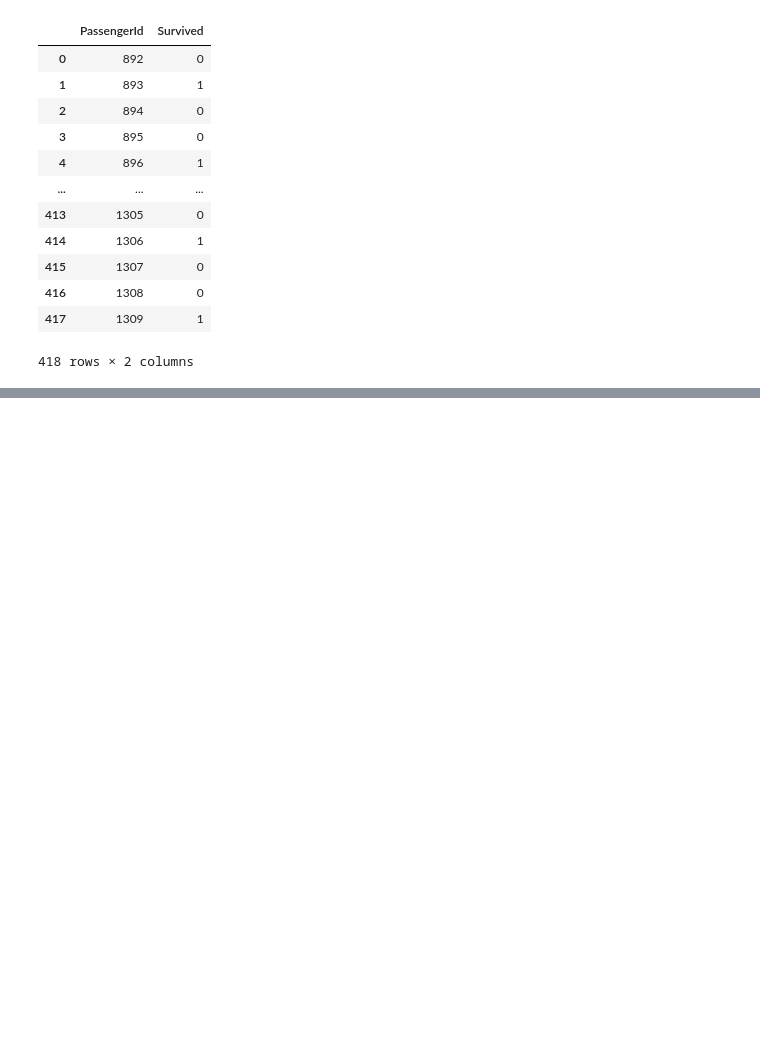
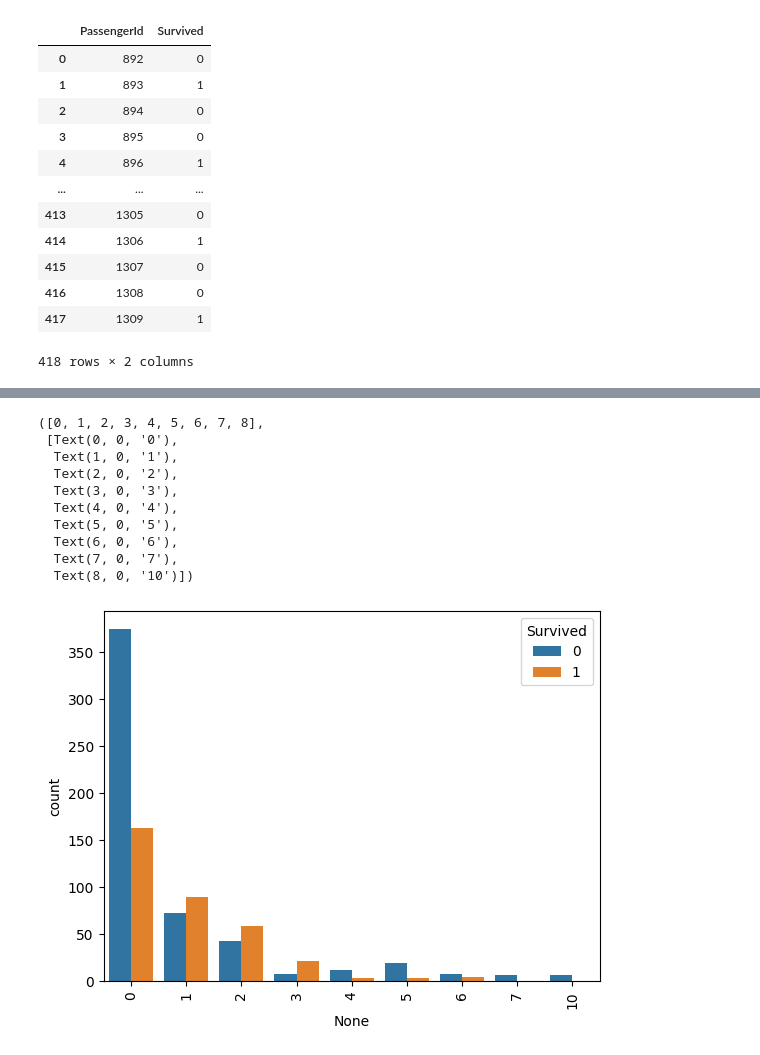
Before and after one commit to Elwing-Chou/ximen_ai_20260706, a Jupyter notebook: ximen_20260720.ipynb, the cells around one changed output, grey strips where cells are left out. Saved outputs shown, nothing was run; the diff lists cells and outputs as text; code cells hidden in the pictures; blank space fills up the shorter version.

```diff
--- a/ximen_20260720.ipynb
+++ b/ximen_20260720.ipynb
@@ -551,0 +583,22 @@ ans_df
+# %%
+import matplotlib.pyplot as plt
+import seaborn as sns
+
+# plt.figure(figsize=[20, 10])
+
+sns.countplot(x=train_df["SibSp"] + train_df["Parch"],
+              hue=train_df["Survived"])
+# legend: 圖例 axis: 軸 ticks: 刻度
+plt.xticks(rotation=90)
+# %% [output]
+([0, 1, 2, 3, 4, 5, 6, 7, 8],
+ [Text(0, 0, '0'),
+  Text(1, 0, '1'),
+  Text(2, 0, '2'),
+  Text(3, 0, '3'),
+  Text(4, 0, '4'),
+  Text(5, 0, '5'),
+  Text(6, 0, '6'),
+  Text(7, 0, '7'),
+  Text(8, 0, '10')])
+[figure, added]
```
Also changed, not shown: parts of 2 cells of this notebook.
